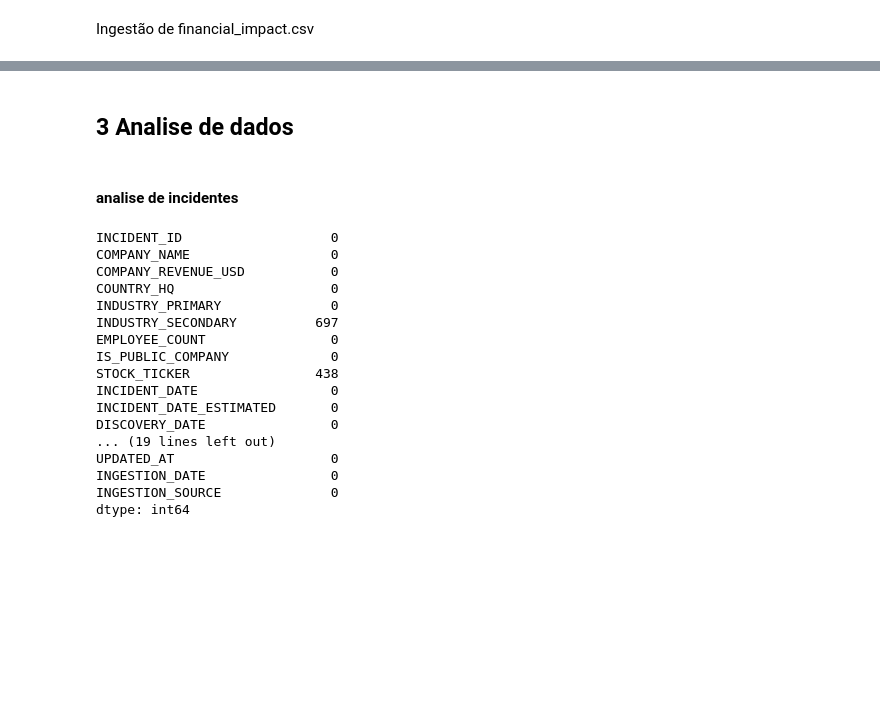
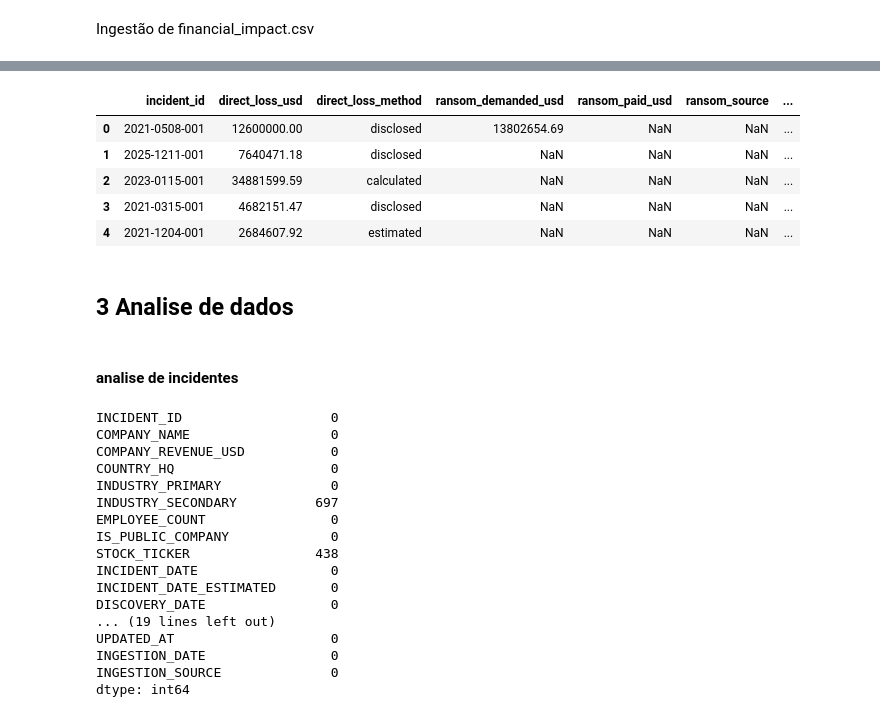
Before and after one commit to CoelhoGoes/pipeline-cybersecurity-breach-impact-dataset, a Jupyter notebook: src/main.ipynb, the cells around one changed output, grey strips where cells are left out. Saved outputs shown, nothing was run; the diff lists cells and outputs as text; code cells hidden in the pictures; blank space fills up the shorter version.

```diff
--- a/src/main.ipynb
+++ b/src/main.ipynb
@@ -72,3 +101,12 @@ df_financial = pd.read_csv(ORIGIN_PATH / "financial_impact.csv")
+# %%
+df_financial.head(5)
+# %% [output]
+|  | incident_id | direct_loss_usd | direct_loss_method | ransom_demanded_usd | ransom_paid_usd | ransom_source | ... |
+| 0 | 2021-0508-001 | 12600000.00 | disclosed | 13802654.69 | NaN | NaN | ... |
+| 1 | 2025-1211-001 | 7640471.18 | disclosed | NaN | NaN | NaN | ... |
+| 2 | 2023-0115-001 | 34881599.59 | calculated | NaN | NaN | NaN | ... |
+| 3 | 2021-0315-001 | 4682151.47 | disclosed | NaN | NaN | NaN | ... |
+| 4 | 2021-1204-001 | 2684607.92 | estimated | NaN | NaN | NaN | ... |
 # %%
 # Modificar df_incidents: colocar nomes das colunas em maiúsculo e adicionar novas colunas de data e fonte de ingestão.
 df_financial.columns = df_financial.columns.str.upper()
```
Also changed, not shown: parts of 16 cells of this notebook.
